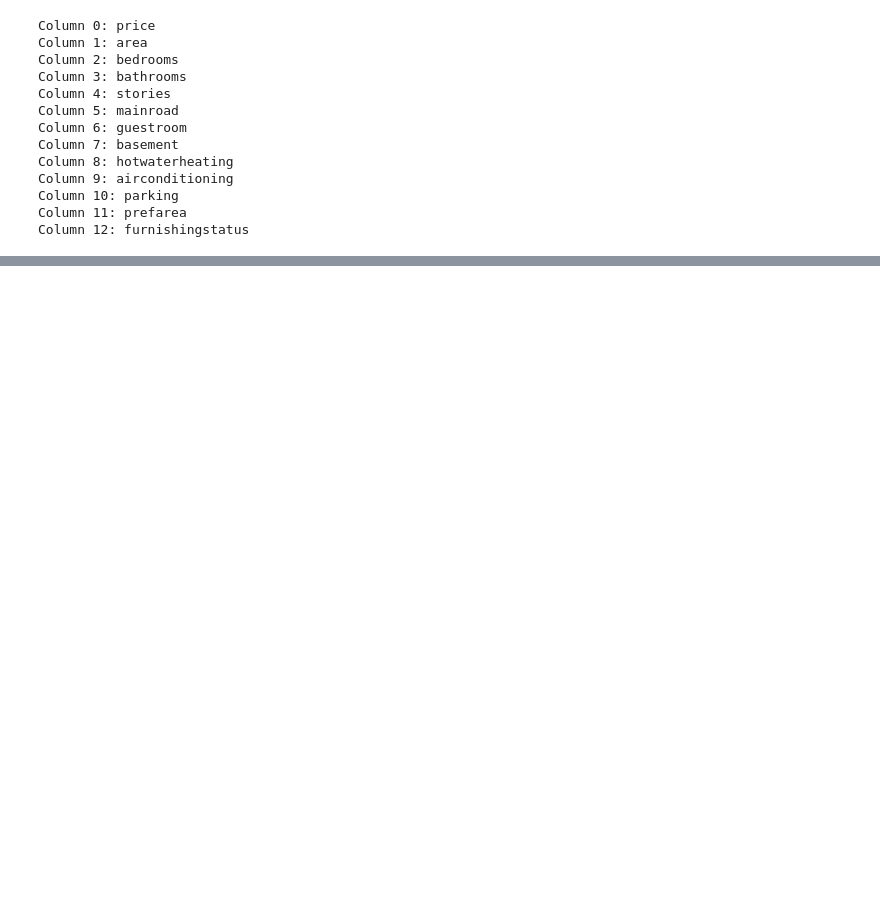
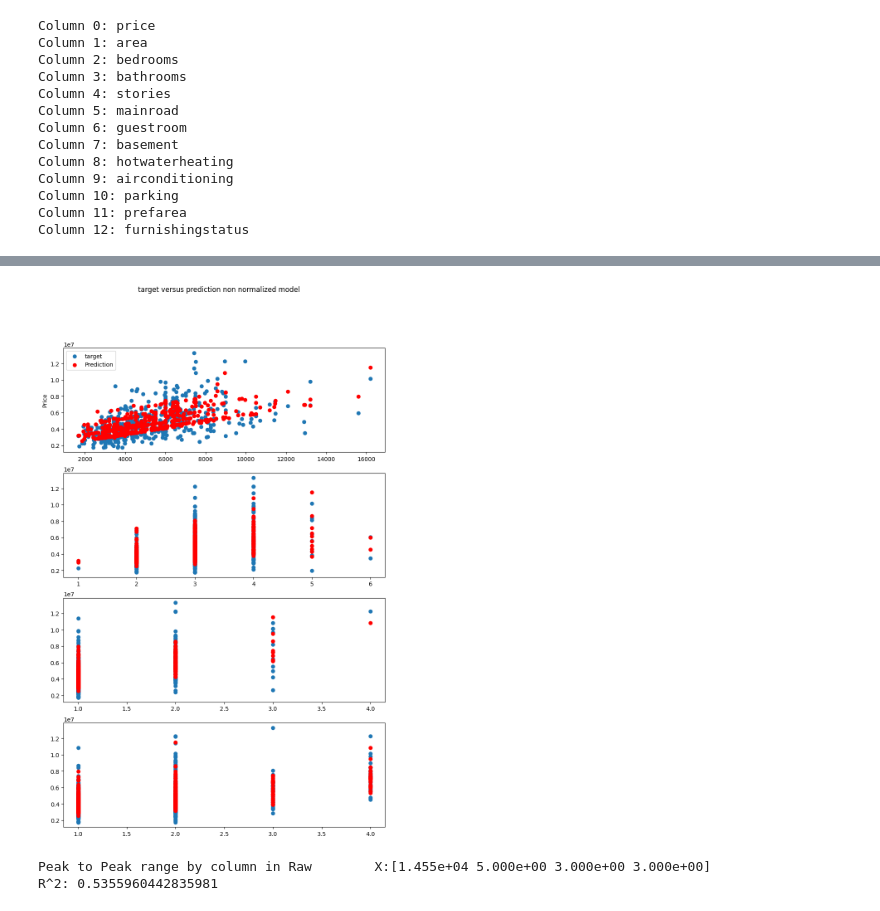
Before and after one commit to Danvictorgithub/multi-feature-house-prediction, a Jupyter notebook: model.ipynb, the cells around one changed output, grey strips where cells are left out. Drawn from its saved outputs; the diff is of its cells as text; code cells hidden in the pictures; blank space fills up the shorter version.

```diff
--- a/model.ipynb
+++ b/model.ipynb
@@ -55,0 +78,25 @@ x_data = np.array(x_data_list)
+# %%
+fig2, ax2 = plt.subplots(n,figsize=(10,15))
+for i in range(n):
+    ax2[i].scatter(x_data[:,i], y_data,label = 'target')
+    # Prediction
+    ax2[i].scatter(x_data[:,i],y_predict,color="red",label="Prediction")
+ax2[0].set_ylabel("Price"); ax2[0].legend();
+fig2.suptitle("target versus prediction non normalized model")
+plt.show()
+# %% [output]
+[figure, added]
+# %%
+print(f"Peak to Peak range by column in Raw        X:{np.ptp(x_data,axis=0)}")
+# Normalize the data
+scaler = StandardScaler()
+x_data_normalized = scaler.fit_transform(x_data)
+
+# Fit the model
+reg2 = LinearRegression().fit(x_data_normalized, y_data)
+y_predict2 = reg2.predict(x_data_normalized)
+# Evaluate the model
+print(f"R^2: {reg2.score(x_data_normalized, y_data)}")
+# %% [output]
+Peak to Peak range by column in Raw        X:[1.455e+04 5.000e+00 3.000e+00 3.000e+00]
+R^2: 0.5355960442835981
```
Also changed, not shown: parts of 5 cells of this notebook.
